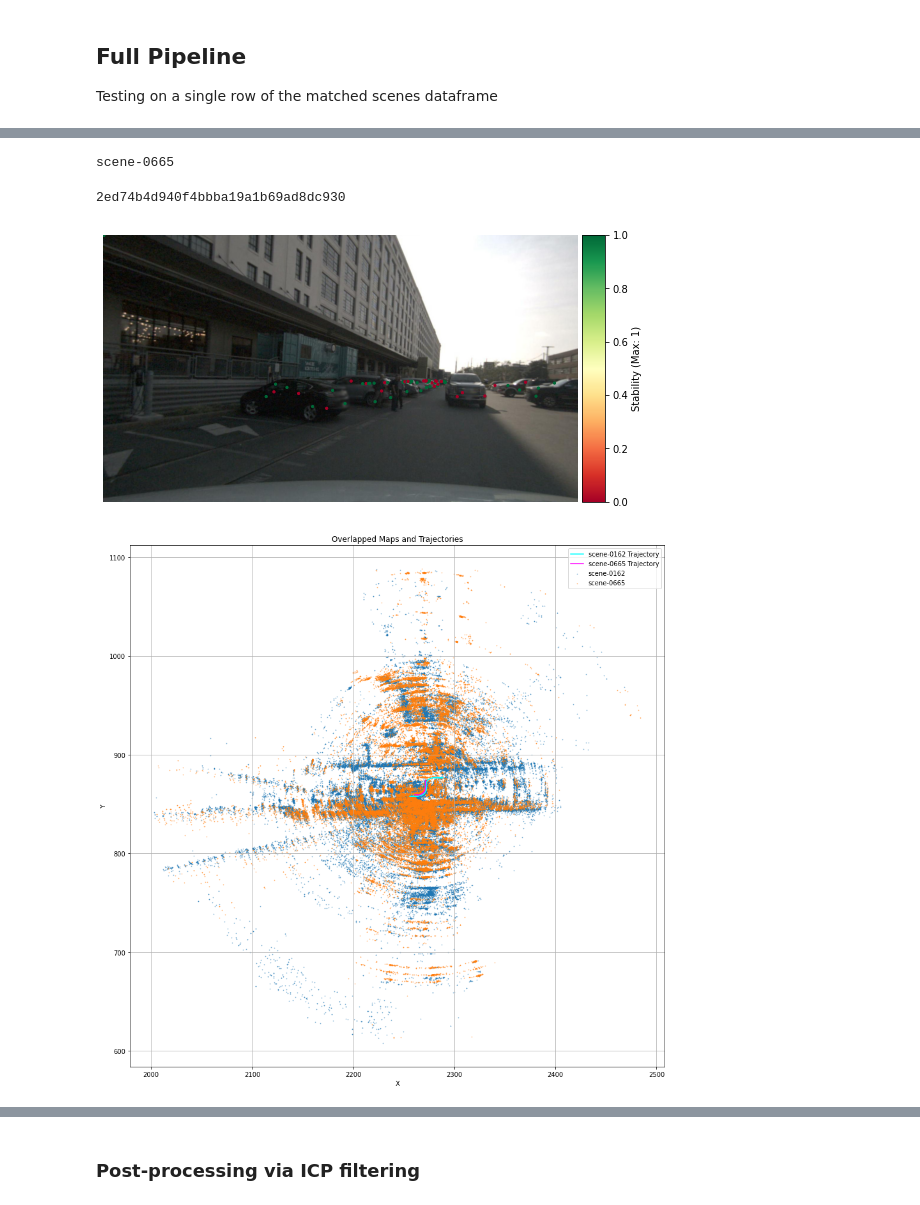
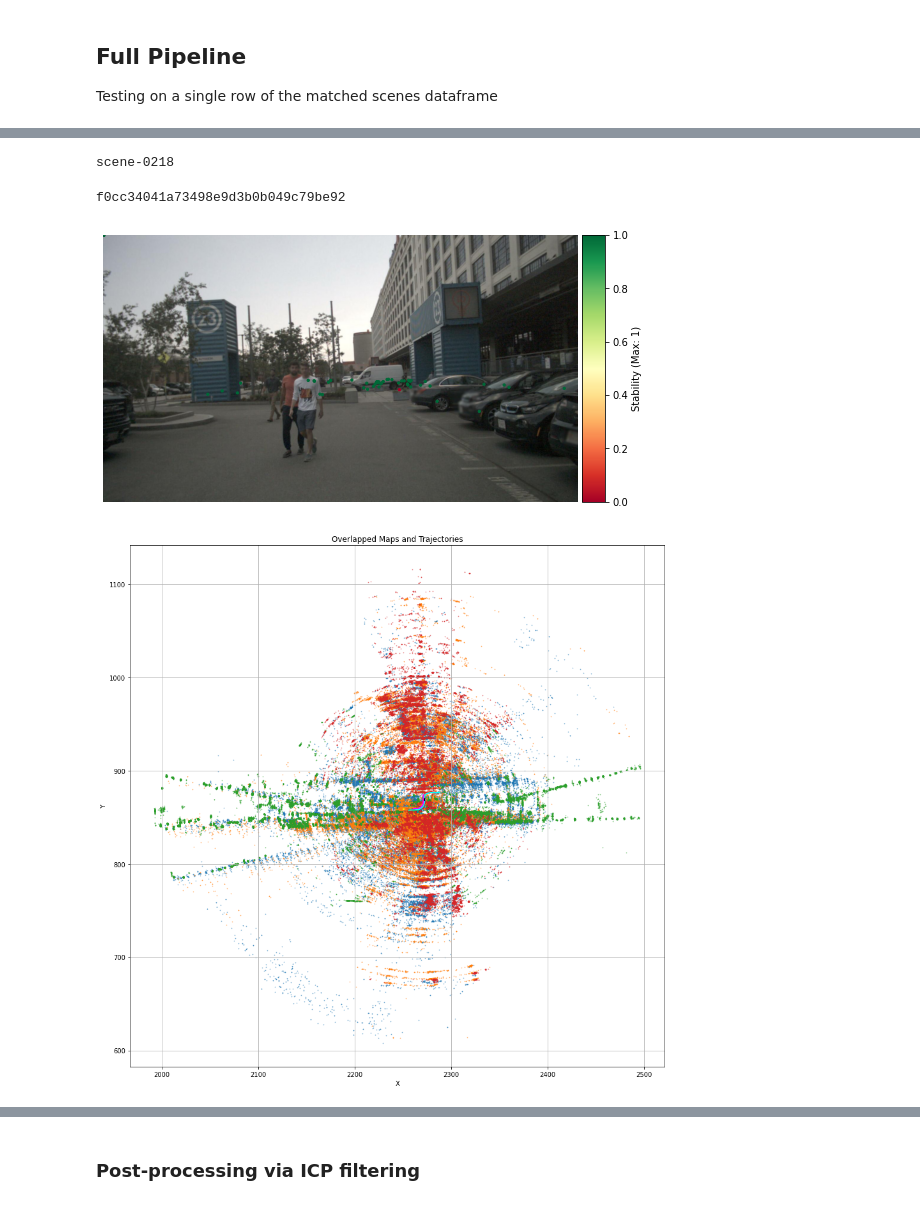
Before and after one commit to umairkhawaja/radar_auto_labeler, a Jupyter notebook: notebooks/test_pipeline.ipynb, the cells around one changed output, grey strips where cells are left out. Cells and saved outputs as stored; diff of their text form; code cells hidden in the pictures.

```diff
--- a/notebooks/test_pipeline.ipynb
+++ b/notebooks/test_pipeline.ipynb
@@ -46,14 +46,13 @@ DPR_THRESH = 0.15
 OCTOMAP_RESOLUTION = 0.15 # For dividing space, for lidar 0.1 is suitable but since radar is sparse a larger value might be better
 VOXEL_SIZE = 0.01
 
-# DF_PATH = '../sps_nuscenes_more_matches_df.json'
-DF_PATH = '../nuscenes_scenes_df.json'
+DF_PATH = '../sps_nuscenes_more_matches_df.json'
 sps_df = pd.read_json(DF_PATH)
 
 
 ICP_FILTERING = True
 SEARCH_IN_RADIUS = True
-RADIUS = 2
+RADIUS = 1
 USE_LIDAR_LABELS = False
 USE_OCCUPANCY_PRIORS = True
 FILTER_BY_POSES = False
@@ -154,33 +155,33 @@ for name in scene_maps:
     filtered_map_pcl = map_pcl[indices]
     static_scene_maps[name] = filtered_map_pcl
     dynamic_scene_maps[name] = map_pcl[~indices]
-
-    dpr_sps_pcl = np.hstack((map_pcl, np.array(indices).astype(np.int).reshape(-1, 1)))
+    dpr_scores = np.array(indices).astype(np.int).reshape(-1, 1)
+    dpr_sps_pcl = np.hstack((map_pcl, dpr_scores))
     dpr_sps_maps[name] = dpr_sps_pcl
 # %%
-scene_name= list(scene_maps.keys())[1]
+scene_name= list(scene_maps.keys())[2]
 print(scene_name)
 dataset_sequence = dataloaders[scene_name]
 sample_token = dataset_sequence.scene['first_sample_token']
 sample = nuscenes_exp[ref_split].get('sample', sample_token)
 # %% [output]
-scene-0665
+scene-0218
 # %%
 sample_token = sample['next']
 if sample_token:
     sample = nuscenes_exp[ref_split].get('sample', sample_token)
 print(sample_token)
 # %% [output]
-2ed74b4d940f4bbba19a1b69ad8dc930
+f0cc34041a73498e9d3b0b049c79be92
 # %%
 viewpoint = [('RADAR_FRONT', 'CAM_FRONT'), ('RADAR_BACK_LEFT', 'CAM_BACK')]
-vidx = 1
+vidx = 0
 render_pointcloud_in_image(
     nuscenes_exp[ref_split],
     dpr_sps_maps[scene_name],
     sample['token'],
     pointsensor_channel=viewpoint[vidx][0],
     camera_channel=viewpoint[vidx][1]
 )
 # %% [output]
-[figure, old version]
+[figure, new version]
@@ -187,7 +194,7 @@ render_pointcloud_in_image(
 # %%
 plot_maps(scene_maps=scene_maps, poses=scene_poses, zoom_level=-1)
 # %% [output]
-[figure, old version]
+[figure, new version]
 # %%
 plot_maps(scene_maps=static_scene_maps, poses=scene_poses, zoom_level=-1)
 # %% [output]
```
Also changed, not shown: parts of 17 cells of this notebook, 10 other files.
